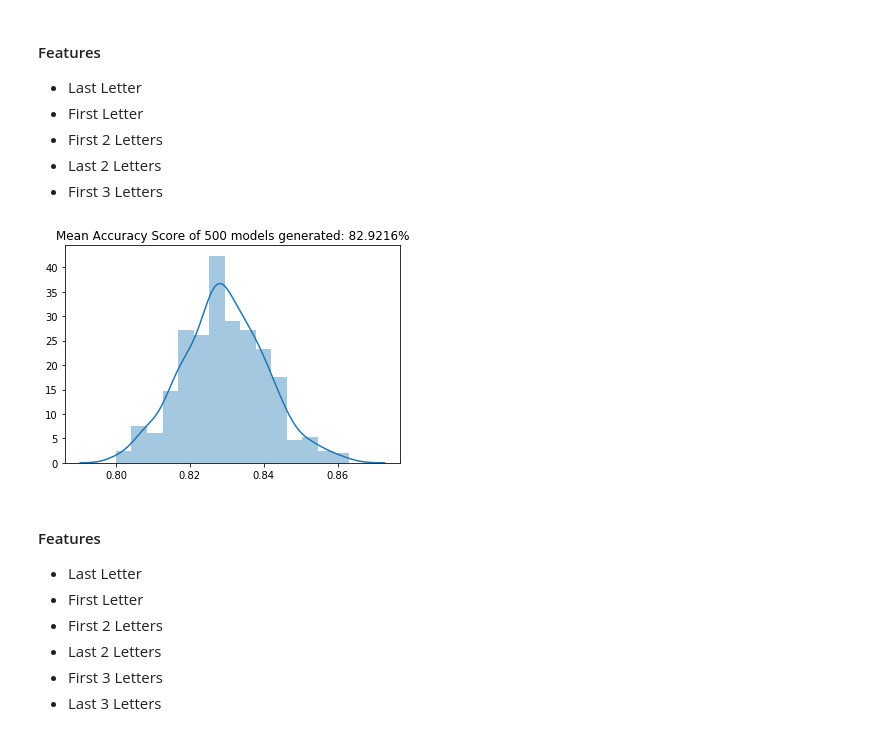
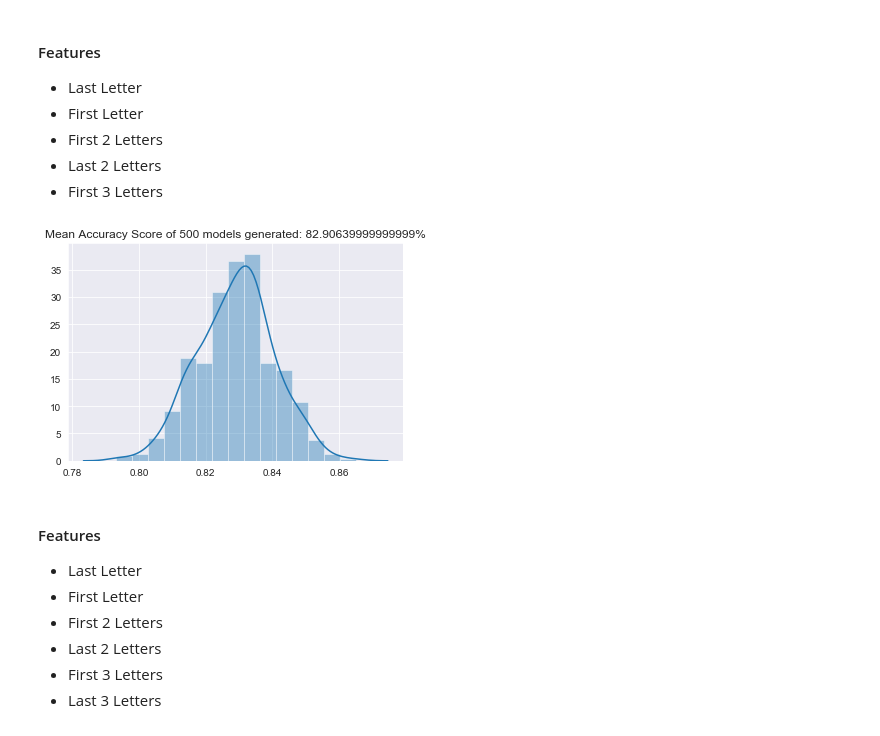
Before and after one commit to chesterpoon8/CUNY-Data620, a Jupyter notebook: Project3.ipynb, the cells around one changed output. Cells and saved outputs as stored; diff of their text form; code cells hidden in the pictures.

```diff
--- a/Project3.ipynb
+++ b/Project3.ipynb
@@ -11,6 +11,8 @@ import pandas as pd
 import seaborn as sns
 import statistics
 import matplotlib.pyplot as plt
+
+sns.set_style("darkgrid")
 # %% [markdown]
 ## Exploring Our Data
 First, we'll take a look at some basic information about our dataset. We'll convert our data into formats we can use.
@@ -371,9 +368,0 @@ A problem that we ran into was the variance involved with our accuracy scores wh
-# %%
-#Function created to reduce line count below
-def acc_plot():
-    plt.title("Mean Accuracy Score of 500 models generated: " +
-              str(statistics.mean(nltk_nb_scores)*100)+"%")
-    sns.distplot(nltk_nb_scores,bins=15)
-    plt.show()
-
-acc_score_single = []
@@ -379,0 +375,24 @@ acc_score_single = []
+# %%
+nltk_nb_test = []
+nltk_nb_dev = []
+#Reshuffle the names each time to find distribution of accuracy scores
+for i in range(500):
+    random.shuffle(names)
+    f_samp = GenFeat(names=names)
+    nltk_nb_test.append(nltk_pred(f_samp)[3])
+    nltk_nb_dev.append(nltk_pred(f_samp)[4])
+
+df = pd.DataFrame({'test': nltk_nb_test,
+                   'dev': nltk_nb_dev})
+df['diff'] = df.test - df.dev
+
+#Function for histogram plots
+def acc_plot(title_txt, scores):
+    plt.title(title_txt +
+              str(statistics.mean(scores)*100)+"%")
+    sns.distplot(scores,bins=15)
+    plt.show()
+
+acc_plot("Mean diff btwn Accuracy scores of dev and test: ", df['diff'])
+acc_plot("Mean Accuracy scores of test: ", df['test'])
+acc_plot("Mean Accuracy scores of dev: ", df['dev'])
@@ -459,19 +486,19 @@ acc_plot()
 # %%
 nltk_nb_scores = []
 #Reshuffle the names each time to find distribution of accuracy scores
 for i in range(500):
     random.shuffle(names)
     f_samp = GenFeat(names=names)
     f_samp.firstletter()
     f_samp.first2()
     f_samp.last2()
     f_samp.first3()
     nltk_nb_scores.append(nltk_pred(f_samp)[1])
 
 acc_score_single.append(statistics.mean(nltk_nb_scores))
-acc_plot()
+acc_plot("Mean Accuracy Score of 500 models generated: ", nltk_nb_scores)
 # %% [output]
-[figure, old version]
+[figure, new version]
 # %% [markdown]
 #### Features
 - Last Letter
```
Also changed, not shown: parts of 24 cells of this notebook.
